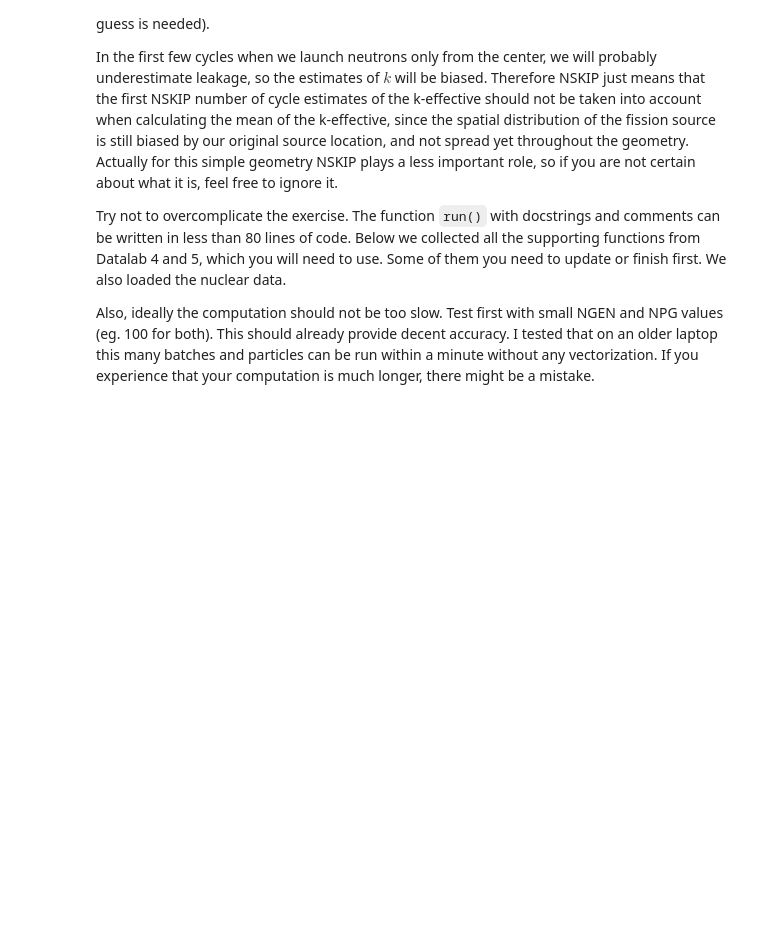
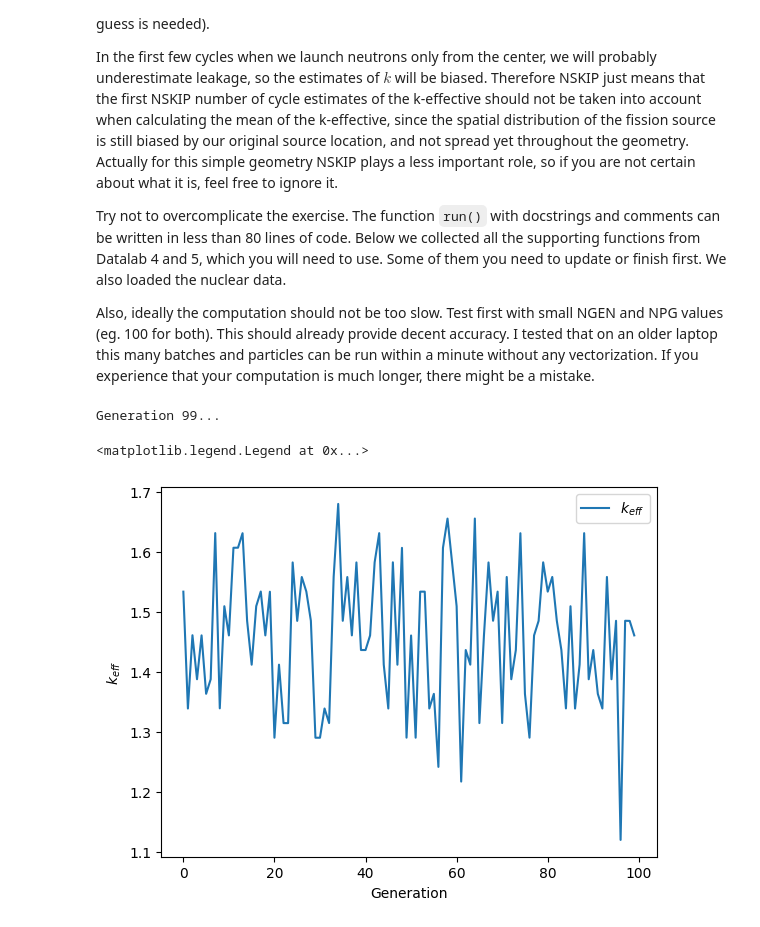
Before and after one commit to MalteHanse/RFP, a Jupyter notebook: HomeAssignments/HA2/HA2-2.ipynb, the cells around one changed output. Drawn from its saved outputs; the diff is of its cells as text; code cells hidden in the pictures; blank space fills up the shorter version.

```diff
--- a/HomeAssignments/HA2/HA2-2.ipynb
+++ b/HomeAssignments/HA2/HA2-2.ipynb
@@ -47,11 +47,11 @@ import numpy as np
 import random
 import matplotlib.pyplot as plt
 
-Es,xss=np.loadtxt('u235el.dat',skiprows=2).transpose()
-Ec,xsc=np.loadtxt('u235cap.dat',skiprows=2).transpose()
-Ef,xsf=np.loadtxt('u235fiss.dat',skiprows=2).transpose()
+Es,xss=np.loadtxt('data/u235el.dat',skiprows=2).transpose()
+Ec,xsc=np.loadtxt('data/u235cap.dat',skiprows=2).transpose()
+Ef,xsf=np.loadtxt('data/u235fiss.dat',skiprows=2).transpose()
 
-Enu,nubar=np.loadtxt('u235nubar.dat',skiprows=2).transpose()
+Enu,nubar=np.loadtxt('data/u235nubar.dat',skiprows=2).transpose()
 
 
 density = 19.1 #g/cm3
@@ -64,6 +64,12 @@ Mxss = xss * Numdens*1e-24
 Mxsf = xsf * Numdens*1e-24
 #TODO : get the macroscopic cross section
 
+SigS = lambda E: np.interp(E, Es, Mxsc)
+SigC = lambda E: np.interp(E, Ec, Mxss)
+SigF = lambda E: np.interp(E, Ef, Mxsf)
+SigT = lambda E: SigS(E) + SigC(E) + SigF(E)
+get_nubar = lambda E: np.interp(E, Enu, nubar)
+
 
 ##### SUPPORT functions
 def distanceToCollision(SigT,N=1):
@@ -75,7 +81,7 @@ def reactionType(SigS, SigC, SigF, SigT):
     x=np.random.uniform(0,1)
     if x < SigS/SigT:
         return 'scatter'
-    elif x < SigF/SigT:
+    elif x < (SigS + SigF)/SigT:   # cumulative probability
         return 'fission'
     else:
         return 'capture'
@@ -189,0 +326,19 @@ def run(R,NGEN,NPG,NSKIP):
+# %%
+R = 8
+NGEN = 100
+NPG = 100
+NSKIP = 3
+alpha = ((A - 1) / (A + 1))**2
+
+k_eff, k_eff_uncertainty, k_eff_history = run(R, NGEN, NPG, NSKIP)
+# %% [output]
+Generation 99...
+# %%
+fig, axes = plt.subplots()
+axes.plot(k_eff_history, label="$k_{eff}$")
+axes.set_ylabel("$k_{eff}$")
+axes.set_xlabel("Generation")
+axes.legend()
+# %% [output]
+<matplotlib.legend.Legend at 0x...>
+[figure, added]
```
Also changed, not shown: parts of 2 cells of this notebook.
